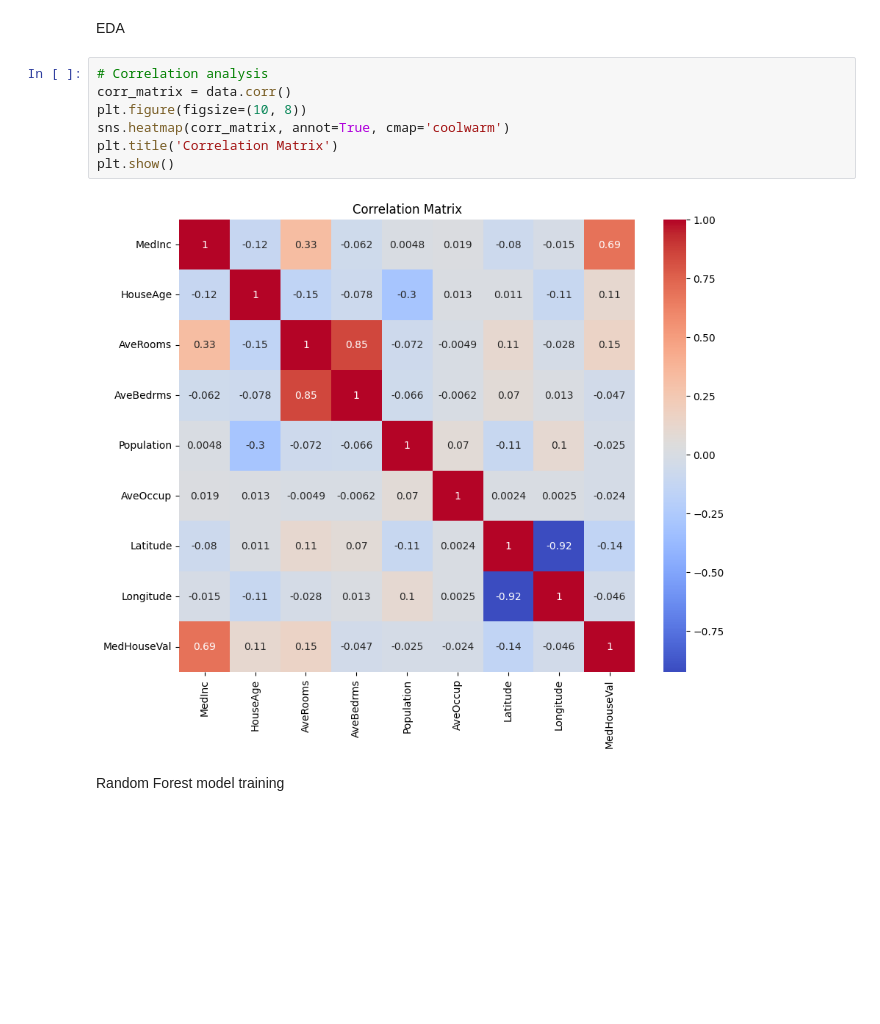
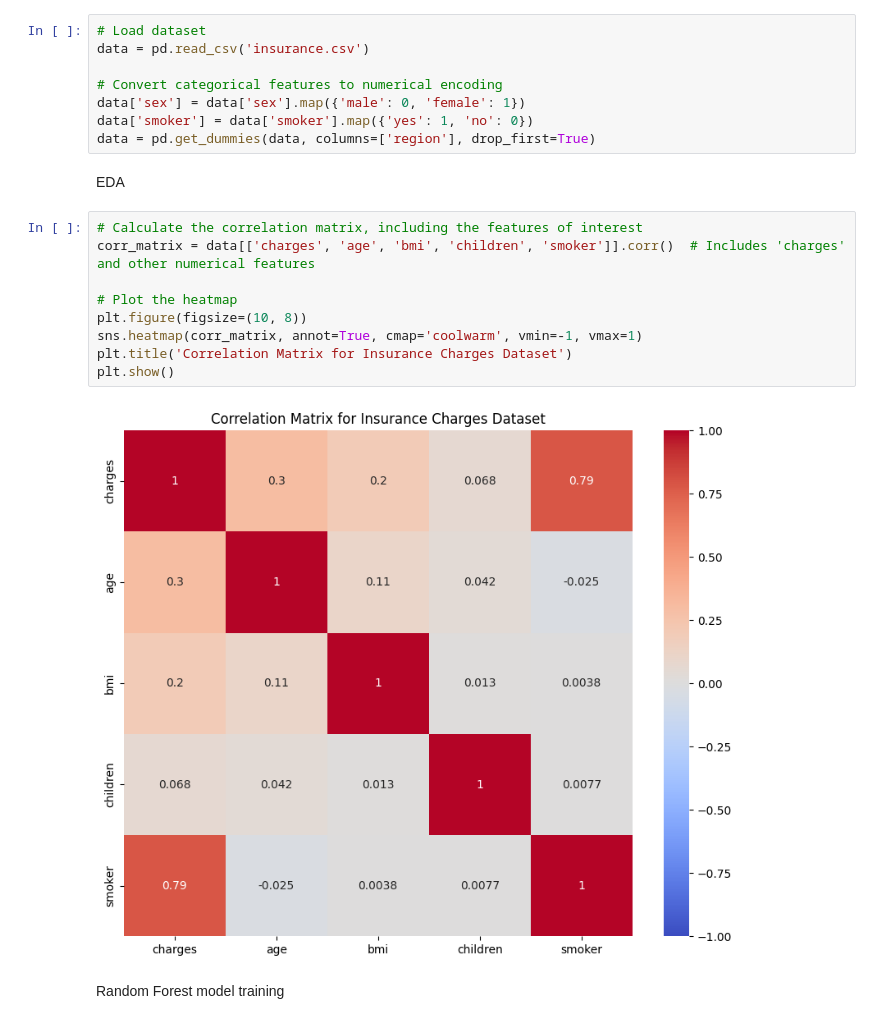
Before and after one commit to xazhu9/AIPI-590, a Jupyter notebook: Assignment 6/Assignment 6.ipynb, the cells around one changed output. Cells and saved outputs as stored; diff of their text form; blank space fills up the shorter version.

```diff
--- a/Assignment 6/Assignment 6.ipynb
+++ b/Assignment 6/Assignment 6.ipynb
@@ -48,14 +43,24 @@ data['MedHouseVal'] = housing.target  # Set MedHouseVal as target
+# %%
+# Load dataset
+data = pd.read_csv('insurance.csv')
+
+# Convert categorical features to numerical encoding
+data['sex'] = data['sex'].map({'male': 0, 'female': 1})
+data['smoker'] = data['smoker'].map({'yes': 1, 'no': 0})
+data = pd.get_dummies(data, columns=['region'], drop_first=True)
 # %% [markdown]
 EDA
 # %%
-# Correlation analysis
-corr_matrix = data.corr()
+# Calculate the correlation matrix, including the features of interest
+corr_matrix = data[['charges', 'age', 'bmi', 'children', 'smoker']].corr()  # Includes 'charges' and other numerical features
+
+# Plot the heatmap
 plt.figure(figsize=(10, 8))
-sns.heatmap(corr_matrix, annot=True, cmap='coolwarm')
-plt.title('Correlation Matrix')
+sns.heatmap(corr_matrix, annot=True, cmap='coolwarm', vmin=-1, vmax=1)
+plt.title('Correlation Matrix for Insurance Charges Dataset')
 plt.show()
 # %% [output]
-[figure, old version]
+[figure, new version]
 # %% [markdown]
 Random Forest model training
 # %%
```
Also changed, not shown: parts of 15 cells of this notebook.
